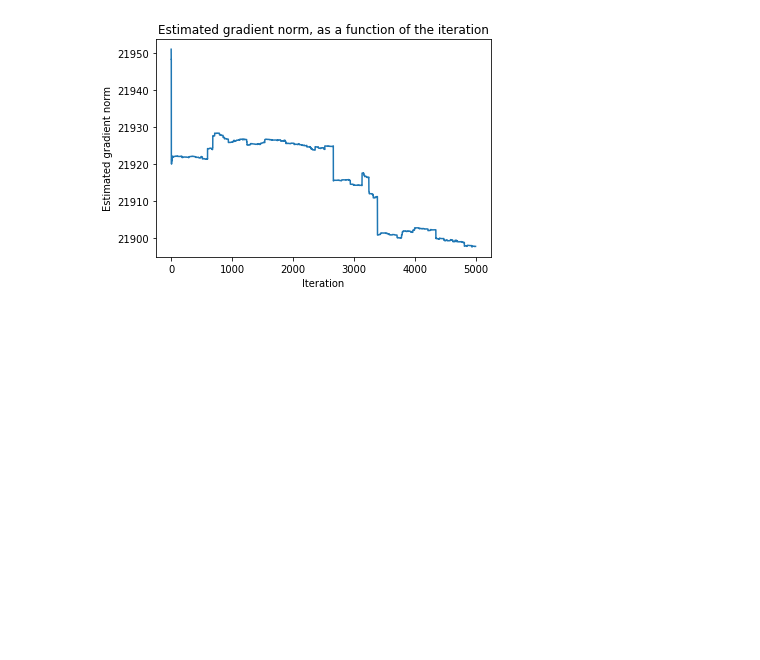
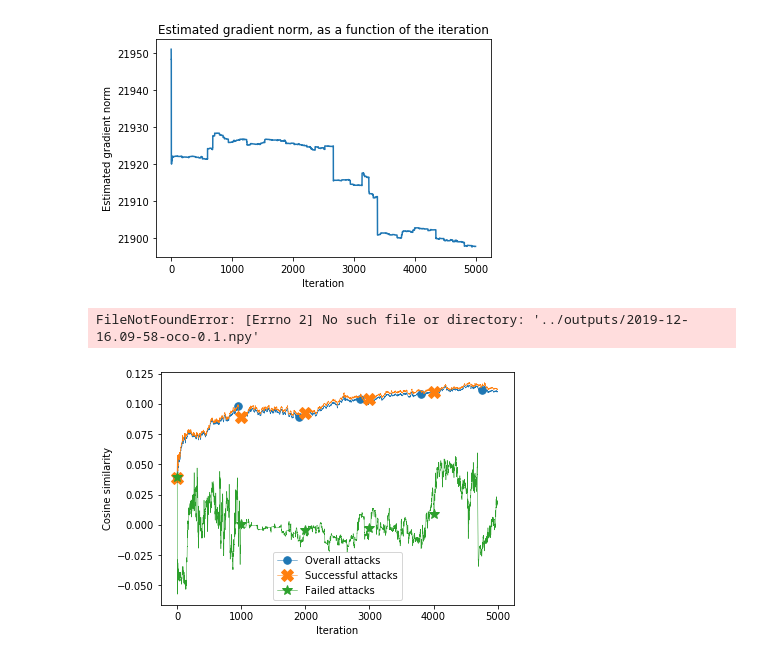
Before and after one commit to epfl-ml-reproducers/subspace-attack-reproduction, a Jupyter notebook: notebooks/experiment_analysis.ipynb, the cells around one changed output. Cells and saved outputs as stored; diff of their text form; code cells hidden in the pictures; blank space fills up the shorter version.

```diff
--- a/notebooks/experiment_analysis.ipynb
+++ b/notebooks/experiment_analysis.ipynb
@@ -166,3 +183,66 @@ plt.ylabel('Estimated gradient norm')
 _ = plt.title('Estimated gradient norm, as a function of the iteration')
 # %% [output]
 [figure]
+# %%
+grad_experiment_filename = '2019-12-17.22-52-gdas-oco-0.1-no-stop.npy'
+
+complete_experiment_filename = '2019-12-16.09-58-gdas-oco-0.1.npy'
+
+grad_experiment_path = OUTPUTS_FOLDER + experiment_filename
+complete_experiment_path = OUTPUTS_FOLDER + complete_experiment_filename
+
+grad_experiment = np.load(experiment_path, allow_pickle=True).item()
+complete_experiment = np.load(complete_experiment_path, allow_pickle=True).item()
+
+n = grad_experiment['results']['gradient_products'].shape[0]
+
+first_n_queries = complete_experiment['results']['queries'][:n, :]
+
+succesful_images_mask = first_n_queries != -1
+
+gradient_similarities = grad_experiment['results']['gradient_products']
+
+successful_gradient_similarities = gradient_similarities[succesful_images_mask]
+failed_gradient_similarities = gradient_similarities[~succesful_images_mask]
+
+non_null_sim = gradient_similarities[~np.isnan(gradient_similarities).any(axis=1)]
+
+plt.plot(non_null_sim.mean(axis=0))
+# %% [output]
+FileNotFoundError: [Errno 2] No such file or directory: '../outputs/2019-12-16.09-58-oco-0.1.npy'
+# %%
+grad_experiment_filename = '2019-12-17.22-52-gdas-oco-0.1-no-stop.npy'
+
+complete_experiment_filename = '2019-12-16.09-58-gdas-oco-0.1.npy'
+
+grad_experiment_path = OUTPUTS_FOLDER + grad_experiment_filename
+complete_experiment_path = OUTPUTS_FOLDER + complete_experiment_filename
+
+grad_experiment = np.load(grad_experiment_path, allow_pickle=True).item()
+complete_experiment = np.load(complete_experiment_path, allow_pickle=True).item()
+
+n = grad_experiment['results']['gradient_products'].shape[0]
+
+first_n_queries = complete_experiment['results']['queries'][:n]
+
+succesful_images_mask = first_n_queries != -1
+
+gradient_similarities = grad_experiment['results']['gradient_products']
+successful_gradient_similarities = gradient_similarities[succesful_images_mask]
+failed_gradient_similarities = gradient_similarities[~succesful_images_mask]
+
+non_null_grad_sim = gradient_similarities[~np.isnan(gradient_similarities).any(axis=1)]
+non_null_successful_gradient_sim = successful_gradient_similarities[~np.isnan(successful_gradient_similarities).any(axis=1)]
+non_null_failed_gradient_sim = failed_gradient_similarities[~np.isnan(failed_gradient_similarities).any(axis=1)]
+
+plt.plot(non_null_grad_sim.mean(axis=0), label='Overall attacks', marker='.', markersize=15, markevery=950, linewidth=0.5)
+plt.plot(non_null_successful_gradient_sim.mean(axis=0), label='Successful attacks', marker='X', markersize=12, markevery=1000, linewidth=0.5)
+plt.plot(non_null_failed_gradient_sim.mean(axis=0), label='Failed attacks', marker='*', markersize=10, markevery=1000, linewidth=0.5)
+plt.xlabel('Iteration')
+plt.ylabel('Cosine similarity')
+plt.legend()
+plt.tight_layout()
+
+plt.savefig('cos_similarity.pdf')
+# %% [output]
+[figure, added]
```
Also changed, not shown: parts of 9 cells of this notebook, 3 other files.
